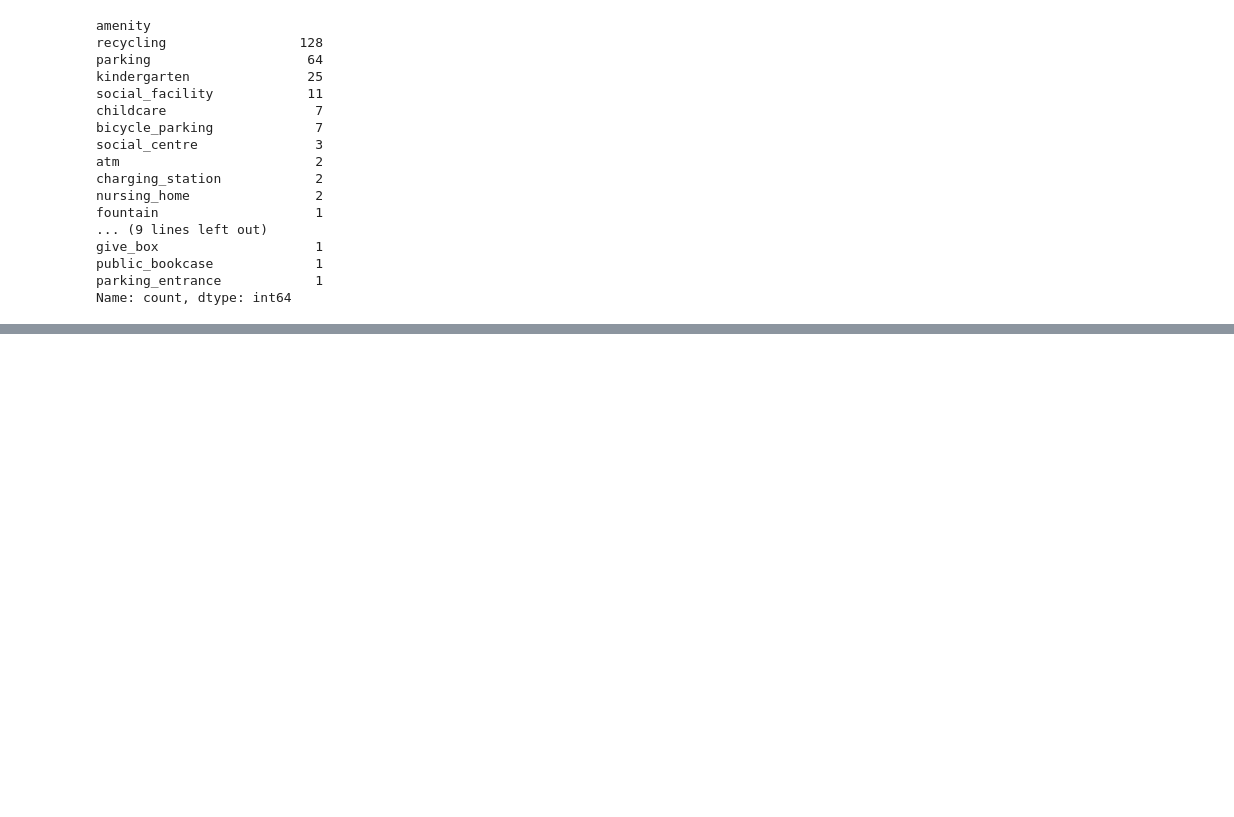
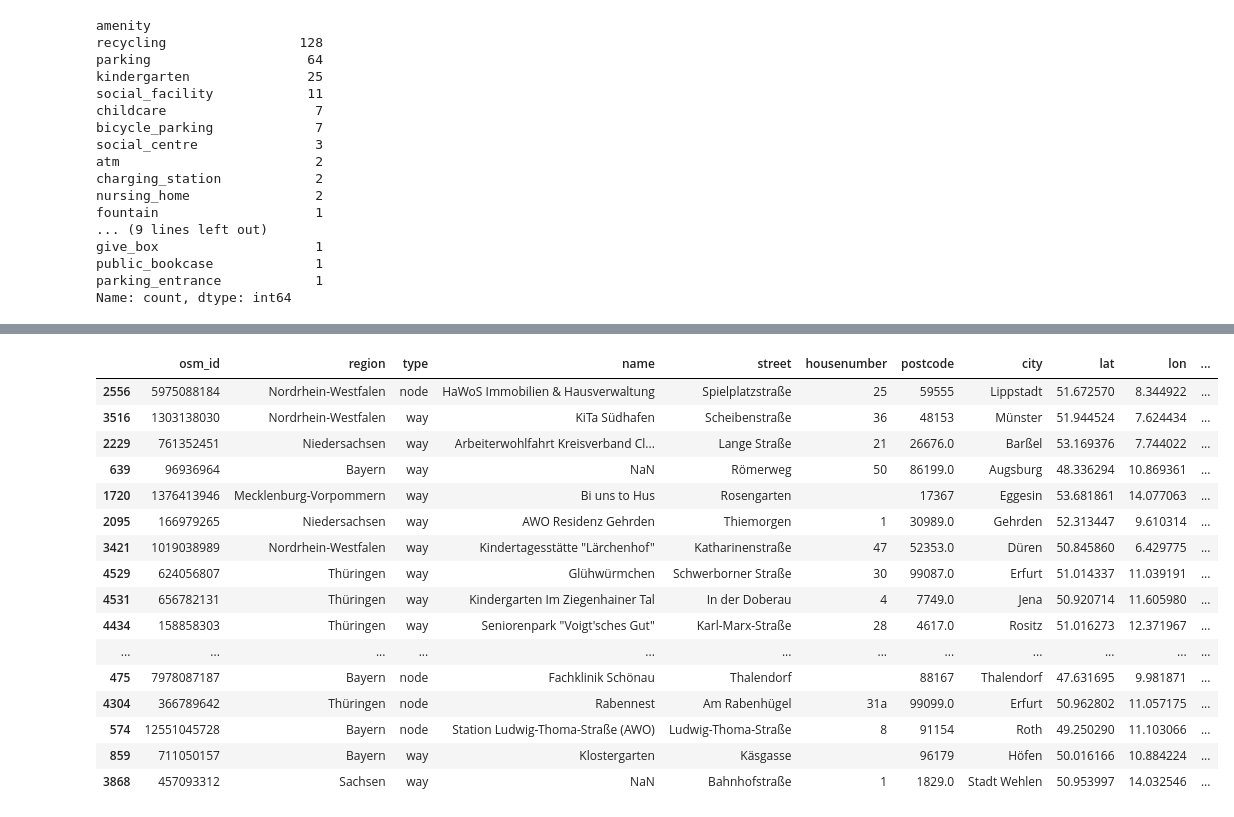
Before and after one commit to tamaricki/awo-tamara, a Jupyter notebook: osm_eda.ipynb, the cells around one changed output, grey strips where cells are left out. Drawn from its saved outputs; the diff is of its cells as text; code cells hidden in the pictures; blank space fills up the shorter version.

Commit message:
fuzzy-matching osm and available awo data

```diff
--- a/osm_eda.ipynb
+++ b/osm_eda.ipynb
@@ -173,6 +168,8 @@ dtype: int64
 postcode_mask = df_raw['postcode'].isna()
 postcodes = df_raw.loc[postcode_mask].apply(lambda row: geocode_lat_lon(row['lat'], row['lon']), axis=1)
 add_postcodes = pd.DataFrame(list(postcodes), index=postcodes.index)
+# %%
+df_raw.loc[postcode_mask, add_postcodes.columns] = add_postcodes
 # %%
 street_mask = df_raw['street'].isna()
 streets = df_raw.loc[street_mask].apply(lambda row: geocode_lat_lon(row['lat'], row['lon']), axis=1)
@@ -260,0 +292,38 @@ memory usage: 503.7+ KB
+# %%
+def find_best_match(name, osm_names, threshold = 85):
+    if not name:
+        return None, 0
+    match = process.extractOne(
+        name,
+        osm_names,
+        scorer=fuzz.token_sort_ratio
+    )
+    if match and match[1] >= threshold:
+        return match[0], match[1]
+    return None, 0
+
+
+def match_facilities(df_db, df_osm, threshold=85):
+    #1.normalize names in both dfs
+    df_db['name_norm'] = df_db['name'].apply(normalize_name)
+    df_osm['name_norm'] = df_osm['name'].apply(normalize_name)
+
+    osm_names = df_osm["name_norm"].dropna().unique().tolist()
+
+    # Match facilities DB → OSM
+    df_db[["osm_match", "match_score"]] = df_db["name_norm"].apply(
+        lambda x: pd.Series(find_best_match(x, osm_names, threshold)))
+
+    df_db['found_in_osm']= df_db["osm_match"].notna()
+
+    # Match OSM → facilities DB
+    db_names = df_db['name_norm'].dropna().unique().tolist()
+
+    df_osm[['db_match', 'match_score']] = df_osm["name_norm"].apply(
+        lambda x:pd.Series(find_best_match(x, db_names, threshold)))
+
+    df_osm['found_in_db'] = df_osm["db_match"].notna()
+
+    return df_db, df_osm
+# %%
+current_db_matched, df_raw_matched = match_facilities(current_db, df_raw)
@@ -261,3 +358,23 @@ memory usage: 503.7+ KB
+# %%
+df_raw_matched[df_raw_matched['found_in_db']==False].sample(20)
+# %% [output]
+|  | osm_id | region | type | name | street | housenumber | postcode | city | lat | lon | ... |
+| 2556 | 5975088184 | Nordrhein-Westfalen | node | HaWoS Immobilien & Hausverwaltung | Spielplatzstraße | 25 | 59555 | Lippstadt | 51.672570 | 8.344922 | ... |
+| 3516 | 1303138030 | Nordrhein-Westfalen | way | KiTa Südhafen | Scheibenstraße | 36 | 48153 | Münster | 51.944524 | 7.624434 | ... |
+| 2229 | 761352451 | Niedersachsen | way | Arbeiterwohlfahrt Kreisverband Cl... | Lange Straße | 21 | 26676.0 | Barßel | 53.169376 | 7.744022 | ... |
+| 639 | 96936964 | Bayern | way | NaN | Römerweg | 50 | 86199.0 | Augsburg | 48.336294 | 10.869361 | ... |
+| 1720 | 1376413946 | Mecklenburg-Vorpommern | way | Bi uns to Hus | Rosengarten |  | 17367 | Eggesin | 53.681861 | 14.077063 | ... |
+| 2095 | 166979265 | Niedersachsen | way | AWO Residenz Gehrden | Thiemorgen | 1 | 30989.0 | Gehrden | 52.313447 | 9.610314 | ... |
+| 3421 | 1019038989 | Nordrhein-Westfalen | way | Kindertagesstätte "Lärchenhof" | Katharinenstraße | 47 | 52353.0 | Düren | 50.845860 | 6.429775 | ... |
+| 4529 | 624056807 | Thüringen | way | Glühwürmchen | Schwerborner Straße | 30 | 99087.0 | Erfurt | 51.014337 | 11.039191 | ... |
+| 4531 | 656782131 | Thüringen | way | Kindergarten Im Ziegenhainer Tal | In der Doberau | 4 | 7749.0 | Jena | 50.920714 | 11.605980 | ... |
+| 4434 | 158858303 | Thüringen | way | Seniorenpark "Voigt'sches Gut" | Karl-Marx-Straße | 28 | 4617.0 | Rositz | 51.016273 | 12.371967 | ... |
+| ... | ... | ... | ... | ... | ... | ... | ... | ... | ... | ... | ... |
+| 475 | 7978087187 | Bayern | node | Fachklinik Schönau | Thalendorf |  | 88167 | Thalendorf | 47.631695 | 9.981871 | ... |
+| 4304 | 366789642 | Thüringen | node | Rabennest | Am Rabenhügel | 31a | 99099.0 | Erfurt | 50.962802 | 11.057175 | ... |
+| 574 | 12551045728 | Bayern | node | Station Ludwig-Thoma-Straße (AWO) | Ludwig-Thoma-Straße | 8 | 91154 | Roth | 49.250290 | 11.103066 | ... |
+| 859 | 711050157 | Bayern | way | Klostergarten | Käsgasse |  | 96179 | Höfen | 50.016166 | 10.884224 | ... |
+| 3868 | 457093312 | Sachsen | way | NaN | Bahnhofstraße | 1 | 1829.0 | Stadt Wehlen | 50.953997 | 14.032546 | ... |
 # %%
 #name_datetime = time.strftime("%Y%m%d-%H%M%S")
 df_raw.to_csv(f"awo_{name_datetime}_osm_raw.csv", index=False, encoding='utf-8')
```
Also changed, not shown: parts of 16 cells of this notebook.
